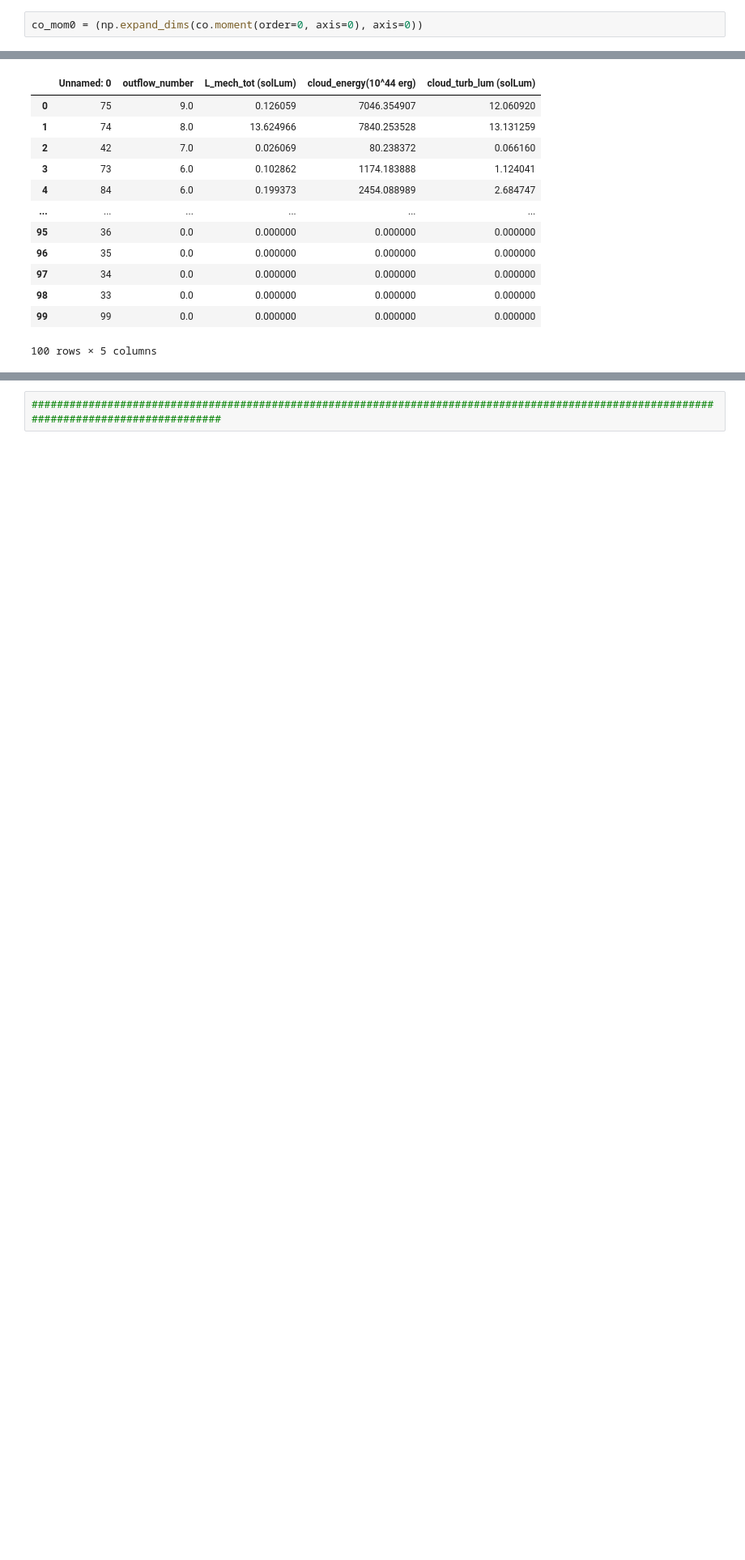
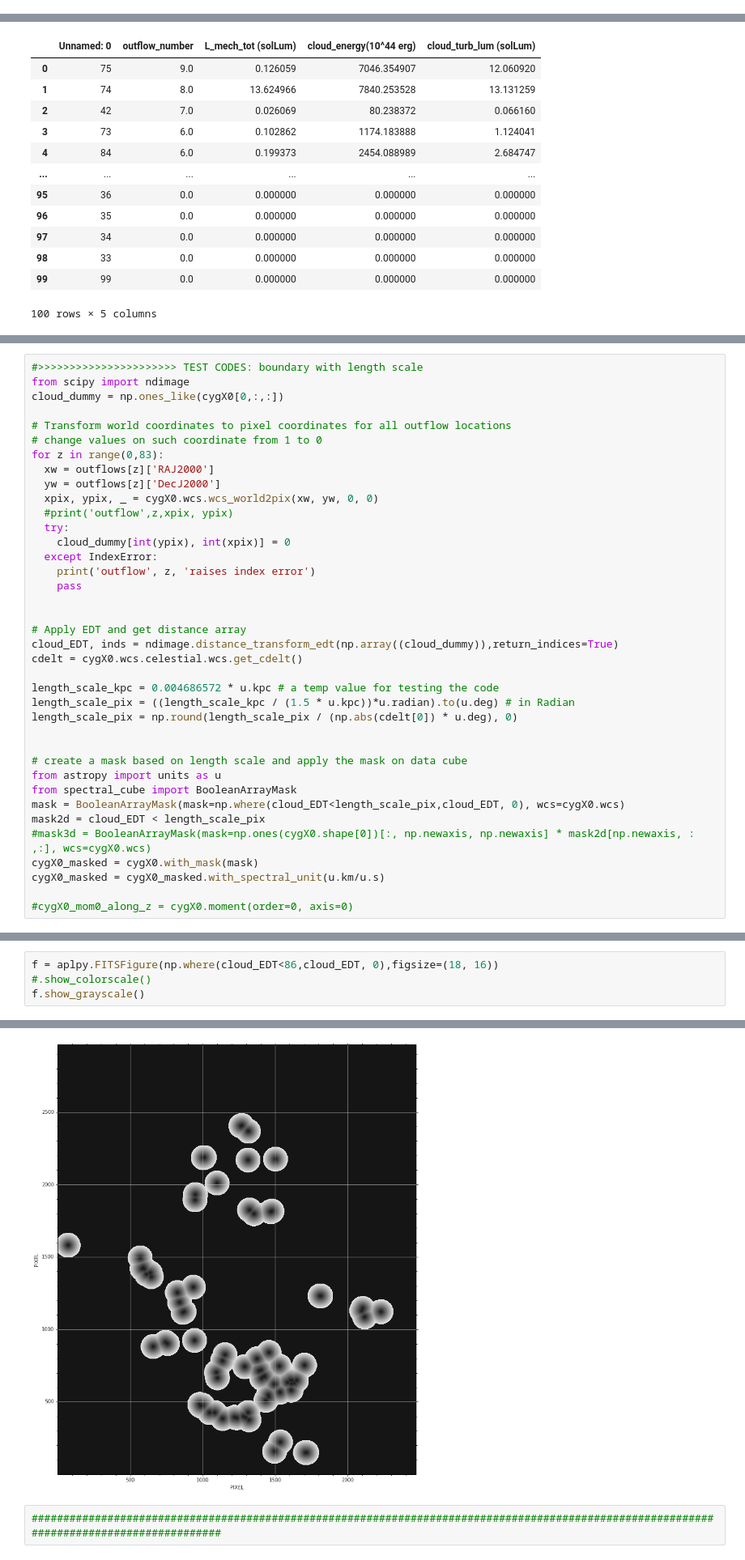
Before and after one commit to sdeb-alpinisteF/Large-sample-outflows-in-CygX-and-ML-methods, a Jupyter notebook: notebooks/01_outflows_cloud_energy.ipynb, the cells around one changed output, grey strips where cells are left out. Shown at 81% size. Drawn from its saved outputs; the diff is of its cells as text; blank space fills up the shorter version.

```diff
--- a/notebooks/01_outflows_cloud_energy.ipynb
+++ b/notebooks/01_outflows_cloud_energy.ipynb
@@ -139,2 +140,0 @@ WARNING: Could not parse unit K_Tb [spectral_cube.cube_utils]
-# %%
-co_mom0 = (np.expand_dims(co.moment(order=0, axis=0), axis=0))
@@ -1398,0 +1468,38 @@ print('average log power ratio = ', np.log10(np.nanmean(cloud_energy['power_rati
+# %%
+#>>>>>>>>>>>>>>>>>>>>>> TEST CODES: boundary with length scale
+from scipy import ndimage
+cloud_dummy = np.ones_like(cygX0[0,:,:])
+
+# Transform world coordinates to pixel coordinates for all outflow locations
+# change values on such coordinate from 1 to 0
+for z in range(0,83):
+  xw = outflows[z]['RAJ2000']
+  yw = outflows[z]['DecJ2000']
+  xpix, ypix, _ = cygX0.wcs.wcs_world2pix(xw, yw, 0, 0)
+  #print('outflow',z,xpix, ypix)
+  try:
+    cloud_dummy[int(ypix), int(xpix)] = 0
+  except IndexError:
+    print('outflow', z, 'raises index error')
+    pass
+
+
+# Apply EDT and get distance array
+cloud_EDT, inds = ndimage.distance_transform_edt(np.array((cloud_dummy)),return_indices=True)
+cdelt = cygX0.wcs.celestial.wcs.get_cdelt()
+
+length_scale_kpc = 0.004686572 * u.kpc # a temp value for testing the code
+length_scale_pix = ((length_scale_kpc / (1.5 * u.kpc))*u.radian).to(u.deg) # in Radian
+length_scale_pix = np.round(length_scale_pix / (np.abs(cdelt[0]) * u.deg), 0)
+
+
+# create a mask based on length scale and apply the mask on data cube
+from astropy import units as u
+from spectral_cube import BooleanArrayMask
+mask = BooleanArrayMask(mask=np.where(cloud_EDT<length_scale_pix,cloud_EDT, 0), wcs=cygX0.wcs)
+mask2d = cloud_EDT < length_scale_pix
+#mask3d = BooleanArrayMask(mask=np.ones(cygX0.shape[0])[:, np.newaxis, np.newaxis] * mask2d[np.newaxis, : ,:], wcs=cygX0.wcs)
+cygX0_masked = cygX0.with_mask(mask)
+cygX0_masked = cygX0_masked.with_spectral_unit(u.km/u.s)
+
+#cygX0_mom0_along_z = cygX0.moment(order=0, axis=0)
@@ -1398,0 +1707,5 @@ print('average log power ratio = ', np.log10(np.nanmean(cloud_energy['power_rati
+# %%
+f = aplpy.FITSFigure(np.where(cloud_EDT<86,cloud_EDT, 0),figsize=(18, 16))
+#.show_colorscale()
+f.show_grayscale()
+# %% [output]
@@ -1399,3 +1715,4 @@ print('average log power ratio = ', np.log10(np.nanmean(cloud_energy['power_rati
+[figure, added]
 # %%
 ##########################################################################################################################################
 # %%
```
Also changed, not shown: parts of 22 cells of this notebook.
